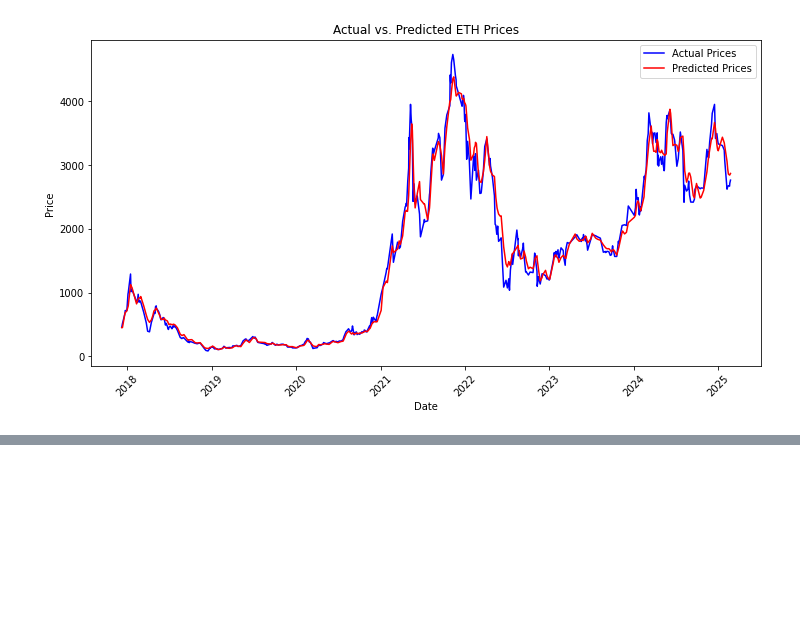
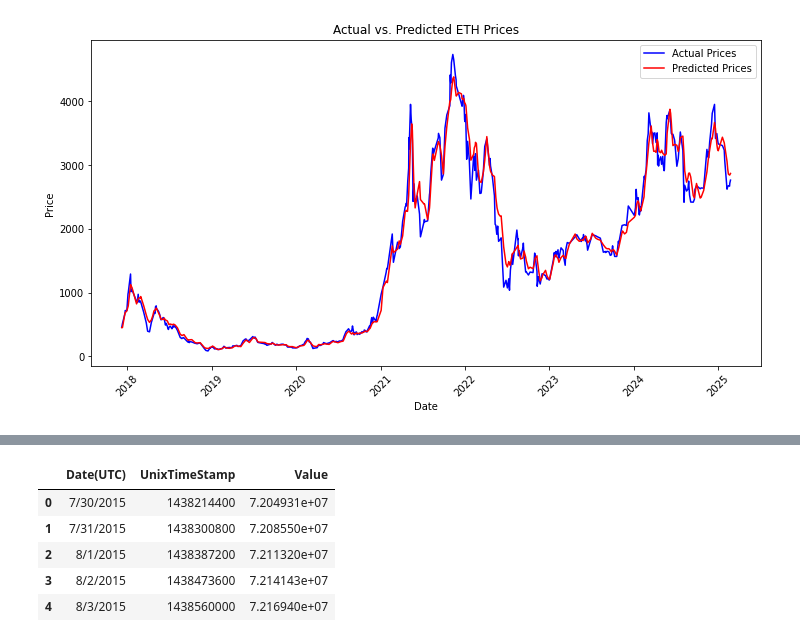
Before and after one commit to AaminaT/ethprediction, a Jupyter notebook: eth_analysis.ipynb, the cells around one changed output, grey strips where cells are left out. Cells and saved outputs as stored; diff of their text form; code cells hidden in the pictures; blank space fills up the shorter version.

```diff
--- a/eth_analysis.ipynb
+++ b/eth_analysis.ipynb
@@ -496,0 +853,10 @@ transactions_df.head(100)
+# %%
+ether_supply = pd.read_csv("/Users/aaminathasneemkhaleel/Downloads/Ethersupply2.csv")
+ether_supply.head()
+# %% [output]
+|  | Date(UTC) | UnixTimeStamp | Value |
+| 0 | 7/30/2015 | 1438214400 | 7.204931e+07 |
+| 1 | 7/31/2015 | 1438300800 | 7.208550e+07 |
+| 2 | 8/1/2015 | 1438387200 | 7.211320e+07 |
+| 3 | 8/2/2015 | 1438473600 | 7.214143e+07 |
+| 4 | 8/3/2015 | 1438560000 | 7.216940e+07 |
```
Also changed, not shown: parts of 26 cells of this notebook.
